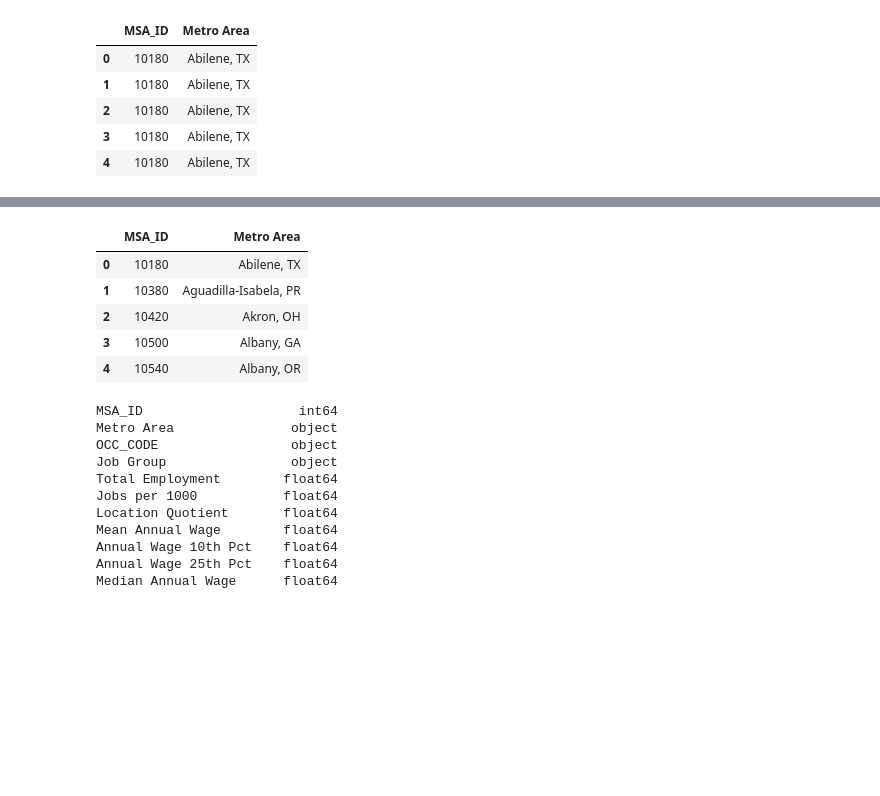
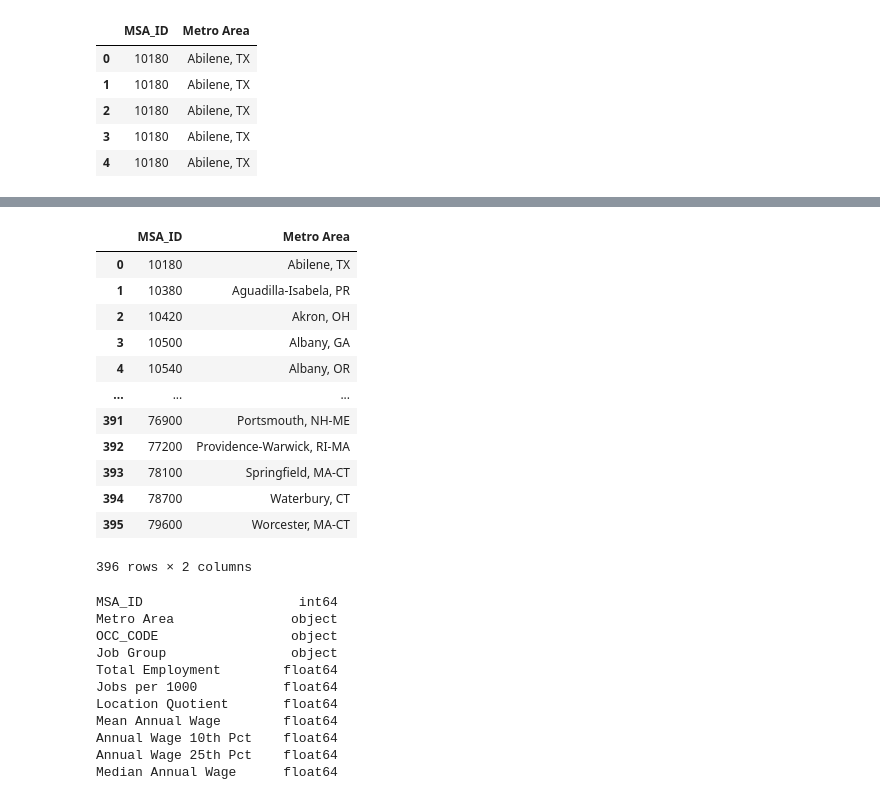
Before and after one commit to JMWilliams3790/AnonCoUSA, a Jupyter notebook: Exploration-Analysis/AnonCoExplore.ipynb, the cells around one changed output, grey strips where cells are left out. Cells and saved outputs as stored; diff of their text form; code cells hidden in the pictures; blank space fills up the shorter version.

```diff
--- a/Exploration-Analysis/AnonCoExplore.ipynb
+++ b/Exploration-Analysis/AnonCoExplore.ipynb
@@ -38,8 +38,8 @@ msa_Only_DF.head()
 | 4 | 10180 | Abilene, TX |
 # %%
 # #Make a separate DF to preserve  Metro Area Text
-msa_Only_DF = msa_Only_DF.drop_duplicates(ignore_index = True)
-msa_Only_DF.head()
+msa_Only_DF = msa_Only_DF.drop_duplicates(ignore_index = True, subset='MSA_ID')
+msa_Only_DF
 # %% [output]
 |  | MSA_ID | Metro Area |
 | 0 | 10180 | Abilene, TX |
@@ -50,13 +57,20 @@ msa_Only_DF.head()
 # %%
 msa_Only_DF = msa_Only_DF.reset_index(drop = True)
-msa_Only_DF.head()
+msa_Only_DF
 # %% [output]
 |  | MSA_ID | Metro Area |
 | 0 | 10180 | Abilene, TX |
 | 1 | 10380 | Aguadilla-Isabela, PR |
 | 2 | 10420 | Akron, OH |
 | 3 | 10500 | Albany, GA |
 | 4 | 10540 | Albany, OR |
+| ... | ... | ... |
+| 391 | 76900 | Portsmouth, NH-ME |
+| 392 | 77200 | Providence-Warwick, RI-MA |
+| 393 | 78100 | Springfield, MA-CT |
+| 394 | 78700 | Waterbury, CT |
+| 395 | 79600 | Worcester, MA-CT |
+396 rows × 2 columns
 # %%
 #check msa_df datatypes
 msa_df.dtypes
```
Also changed, not shown: parts of 29 cells of this notebook.
